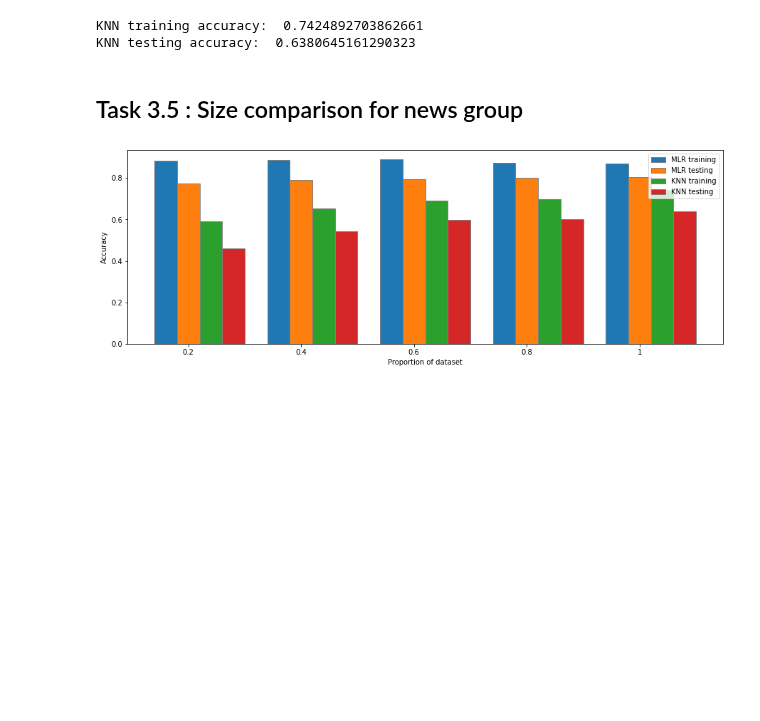
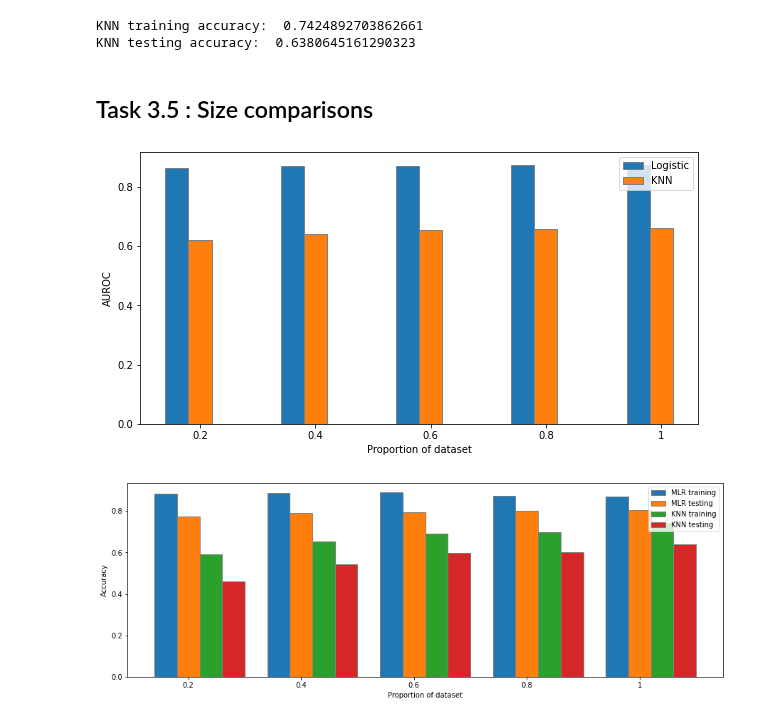
Before and after one commit to acollin19/comp551, a Jupyter notebook: A2/assignment2_group_24.ipynb, the cells around one changed output. Saved outputs shown, nothing was run; the diff lists cells and outputs as text; code cells hidden in the pictures; blank space fills up the shorter version.

```diff
--- a/A2/assignment2_group_24.ipynb
+++ b/A2/assignment2_group_24.ipynb
@@ -565,4 +598,4 @@ print("KNN testing accuracy: ", knn.score(X_test, y_test))
 KNN training accuracy:  0.7424892703862661
 KNN testing accuracy:  0.6380645161290323
 # %% [markdown]
-## Task 3.5 : Size comparison for news group
+## Task 3.5 : Size comparisons
@@ -569 +624,15 @@ KNN testing accuracy:  0.6380645161290323
+# %%
+barWidth = 0.2
+fig = plt.subplots(figsize=(10, 5))
+br1 = np.arange(5)
+br2 = [x + barWidth for x in br1]
+plt.bar(br1, lr_scores, width=barWidth, edgecolor ='grey', label ='Logistic')
+plt.bar(br2, knn_scores, width=barWidth, edgecolor ='grey', label ='KNN')
+plt.xlabel('Proportion of dataset')
+plt.ylabel('AUROC')
+plt.xticks([r + barWidth for r in range(5)], sizes)
+plt.legend(loc='best')
+plt.show()
+# %% [output]
+[figure, added]
 # %%
```
Also changed, not shown: parts of 14 cells of this notebook.
